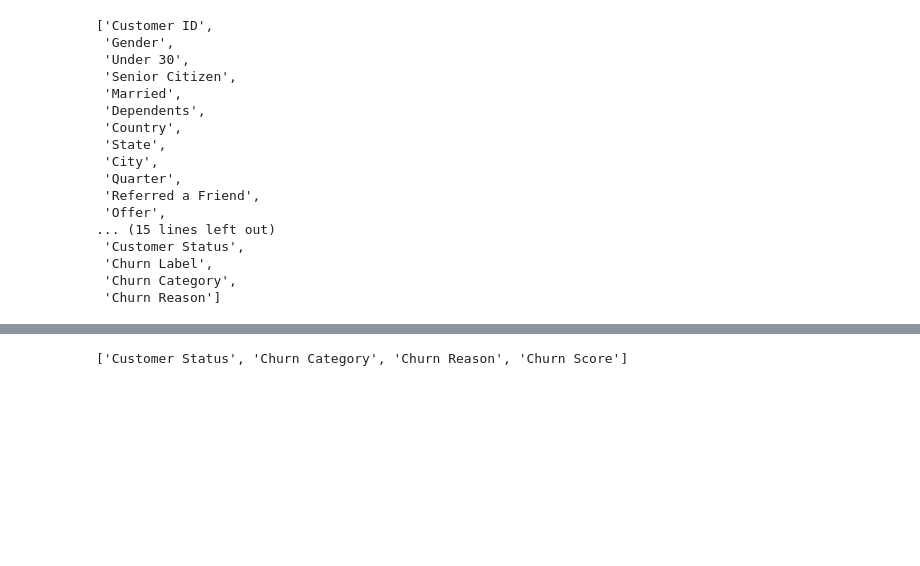
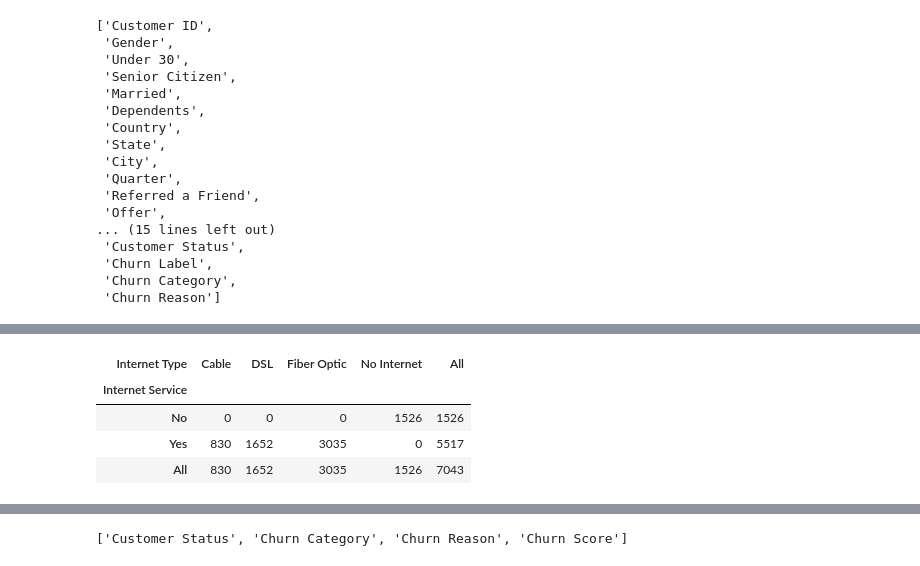
Before and after one commit to GulsaraMirzayeva/telco-churn-capstone, a Jupyter notebook: notebooks/04_preprocessing_and_feature_decisions.ipynb, the cells around one changed output, grey strips where cells are left out. Cells and saved outputs as stored; diff of their text form; code cells hidden in the pictures; blank space fills up the shorter version.

```diff
--- a/notebooks/04_preprocessing_and_feature_decisions.ipynb
+++ b/notebooks/04_preprocessing_and_feature_decisions.ipynb
@@ -127,0 +173,12 @@ model_df[object_cols] = model_df[object_cols].replace(r"^\s*$", np.nan, regex=Tr
+# %%
+pd.crosstab(
+    model_df["Internet Service"].fillna("Missing"),
+    model_df["Internet Type"].fillna("Missing"),
+    margins=True
+)
+# %% [output]
+| Internet Type | Cable | DSL | Fiber Optic | No Internet | All |
+| Internet Service |  |  |  |  |  |
+| No | 0 | 0 | 0 | 1526 | 1526 |
+| Yes | 830 | 1652 | 3035 | 0 | 5517 |
+| All | 830 | 1652 | 3035 | 1526 | 7043 |
```
Also changed, not shown: parts of 27 cells of this notebook, 1 other file.
